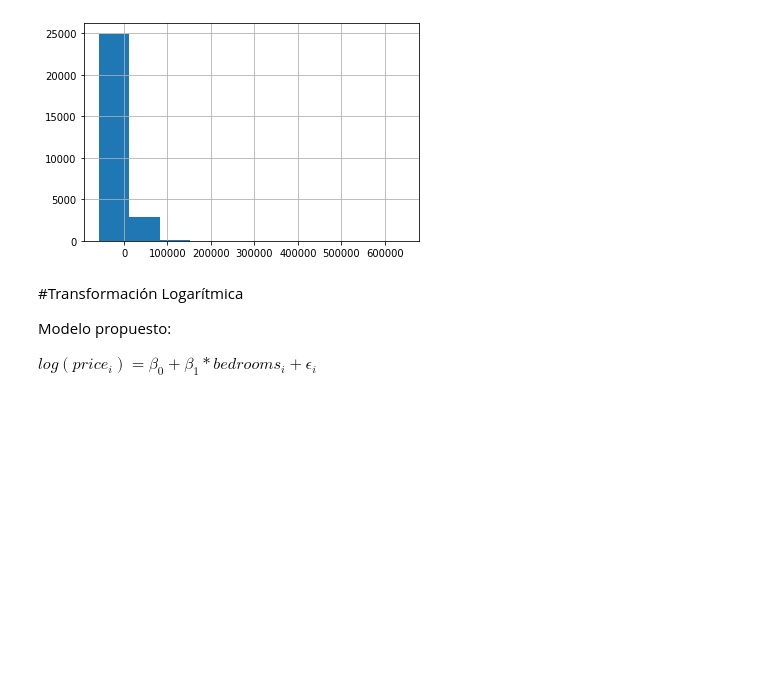
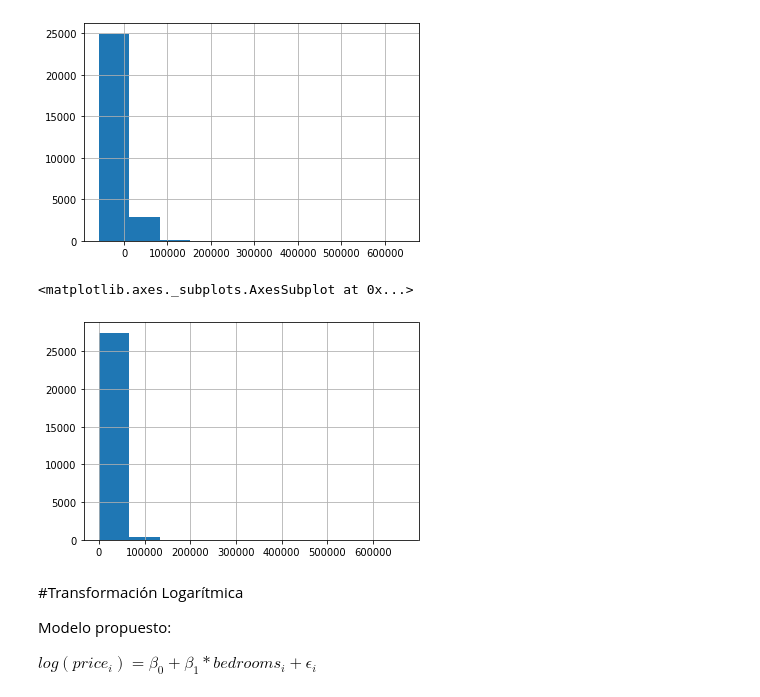
Before and after one commit to rpasquini/metodos_cuantitativos, a Jupyter notebook: OLS_3_Transformaciones_Dummies_RegMultiple.ipynb, the cells around one changed output. Drawn from its saved outputs; the diff is of its cells as text; code cells hidden in the pictures; blank space fills up the shorter version.

```diff
--- a/OLS_3_Transformaciones_Dummies_RegMultiple.ipynb
+++ b/OLS_3_Transformaciones_Dummies_RegMultiple.ipynb
@@ -164,6 +200,11 @@ residuos.hist()
 # %% [output]
 <matplotlib.axes._subplots.AxesSubplot at 0x...>
 [figure]
+# %%
+datos.price.hist()
+# %% [output]
+<matplotlib.axes._subplots.AxesSubplot at 0x...>
+[figure, added]
 # %% [markdown]
 #Transformación Logarítmica
 
```
Also changed, not shown: parts of 18 cells of this notebook.
